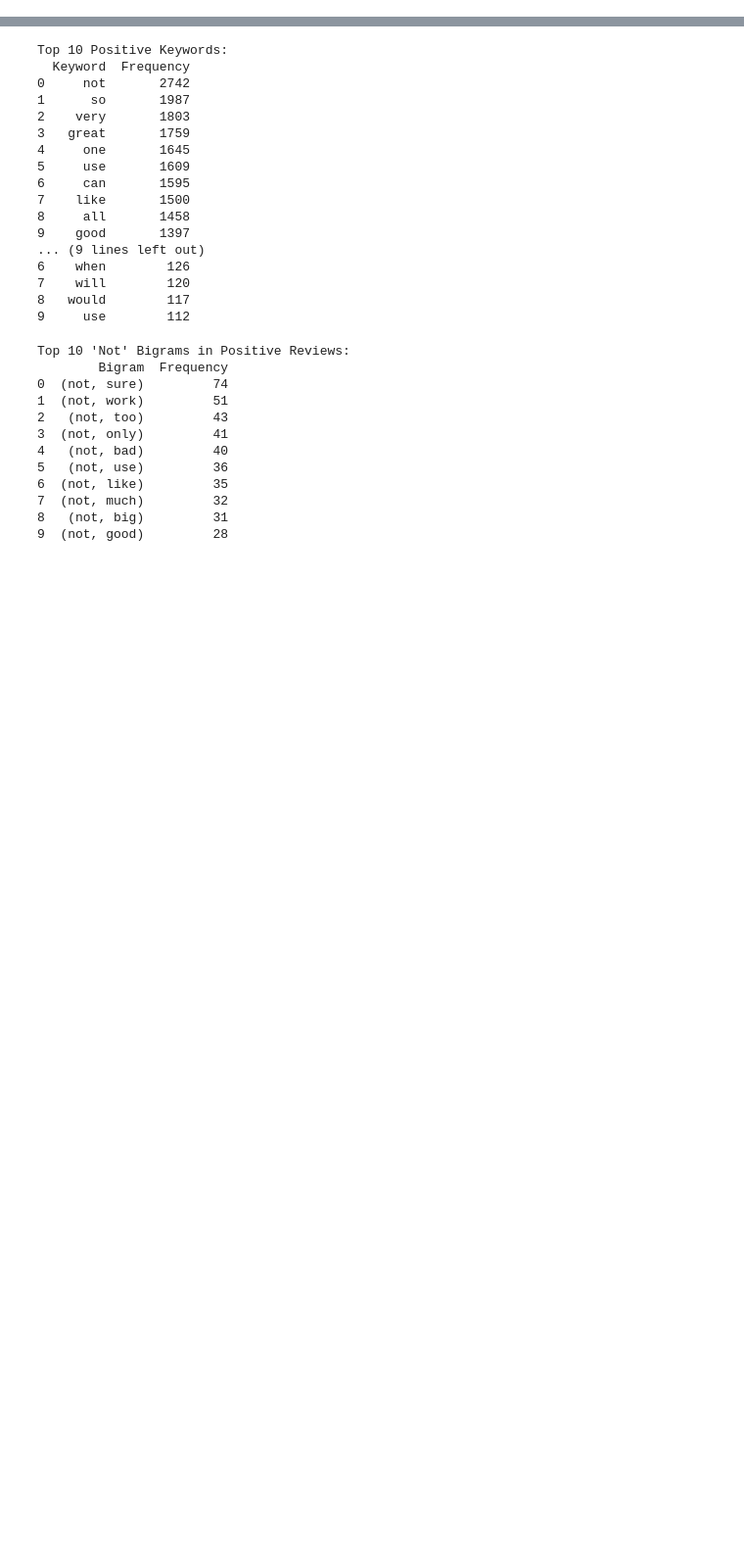
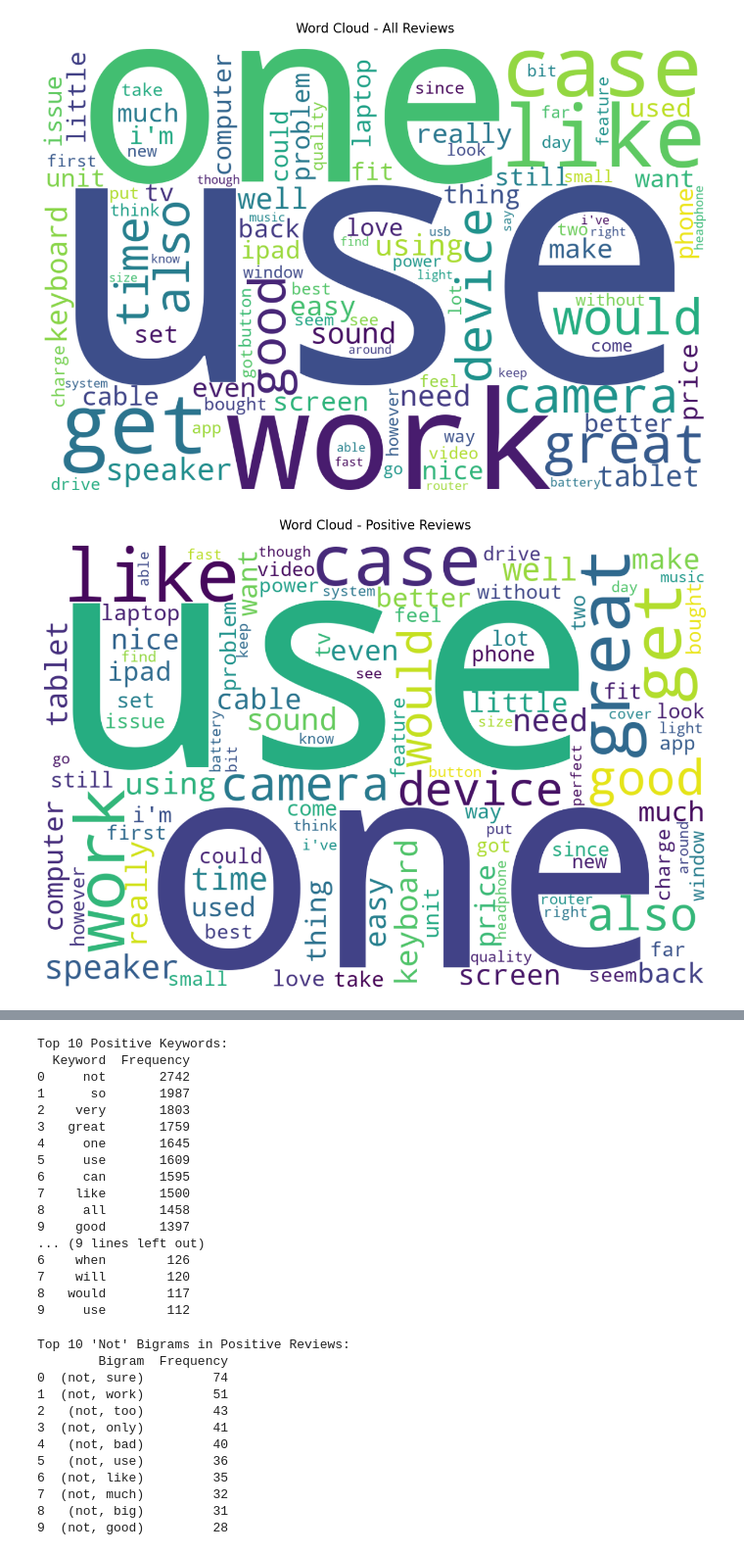
Before and after one commit to yizucodes/Five-Star, a Jupyter notebook: notebooks/05_text_analysis.ipynb, the cells around one changed output, grey strips where cells are left out. Shown at 98% size. Saved outputs shown, nothing was run; the diff lists cells and outputs as text; code cells hidden in the pictures; blank space fills up the shorter version.

Commit message:
Added wordcloud analysis

```diff
--- a/notebooks/05_text_analysis.ipynb
+++ b/notebooks/05_text_analysis.ipynb
@@ -0,0 +7,69 @@
+# %%
+import pandas as pd
+from wordcloud import WordCloud
+import matplotlib.pyplot as plt
+from nltk.corpus import stopwords
+import string
+
+def create_wordcloud_from_raw(input_file, sentiment=None):
+    """
+    Create and display a word cloud from the raw review_text column
+
+    Parameters:
+    input_file (str): Path to the CSV file
+    sentiment (str): Optional - 'positive' or 'negative' to filter by sentiment
+    """
+    # Read the dataset
+    df = pd.read_csv(input_file)
+
+    # Filter by sentiment if specified
+    if sentiment:
+        df = df[df['sentiment'] == sentiment]
+
+    # Get English stop words
+    stop_words = set(stopwords.words('english'))
+
+    # Additional custom stop words relevant to reviews
+    custom_stops = {'amazon', 'product', 'review', 'stars', 'star', 'rating'}
+    stop_words.update(custom_stops)
+
+    # Create and configure the WordCloud object
+    wordcloud = WordCloud(
+        width=1200,
+        height=800,
+        background_color='white',
+        max_words=100,
+        stopwords=stop_words,
+        collocations=True,  # Include common word pairs
+        contour_width=3,
+        contour_color='steelblue'
+    )
+
+    # Combine all review text into one string
+    text = ' '.join(df['reviewText'].dropna().astype(str).str.lower())
+
+    # Generate word cloud
+    wordcloud = wordcloud.generate(text)
+
+    # Create the plot
+    plt.figure(figsize=(15, 10))
+    plt.imshow(wordcloud, interpolation='bilinear')
+    plt.axis('off')
+
+    # Add title based on sentiment
+    title = "Word Cloud - "
+    title += f"{sentiment.capitalize()} Reviews" if sentiment else "All Reviews"
+    plt.title(title, fontsize=16, pad=20)
+
+    plt.show()
+
+# Generate word clouds
+input_file = "../data/processed/cleaned_sentiment_analysis_reviews.csv"
+
+# Create three different word clouds
+create_wordcloud_from_raw(input_file)  # All reviews
+create_wordcloud_from_raw(input_file, sentiment='positive')  # Positive reviews only
+create_wordcloud_from_raw(input_file, sentiment='negative')  # Negative reviews only
+# %% [output]
+[figure, added]
+[figure, added]
```
Also changed, not shown: parts of 7 cells of this notebook, 1 other file.
